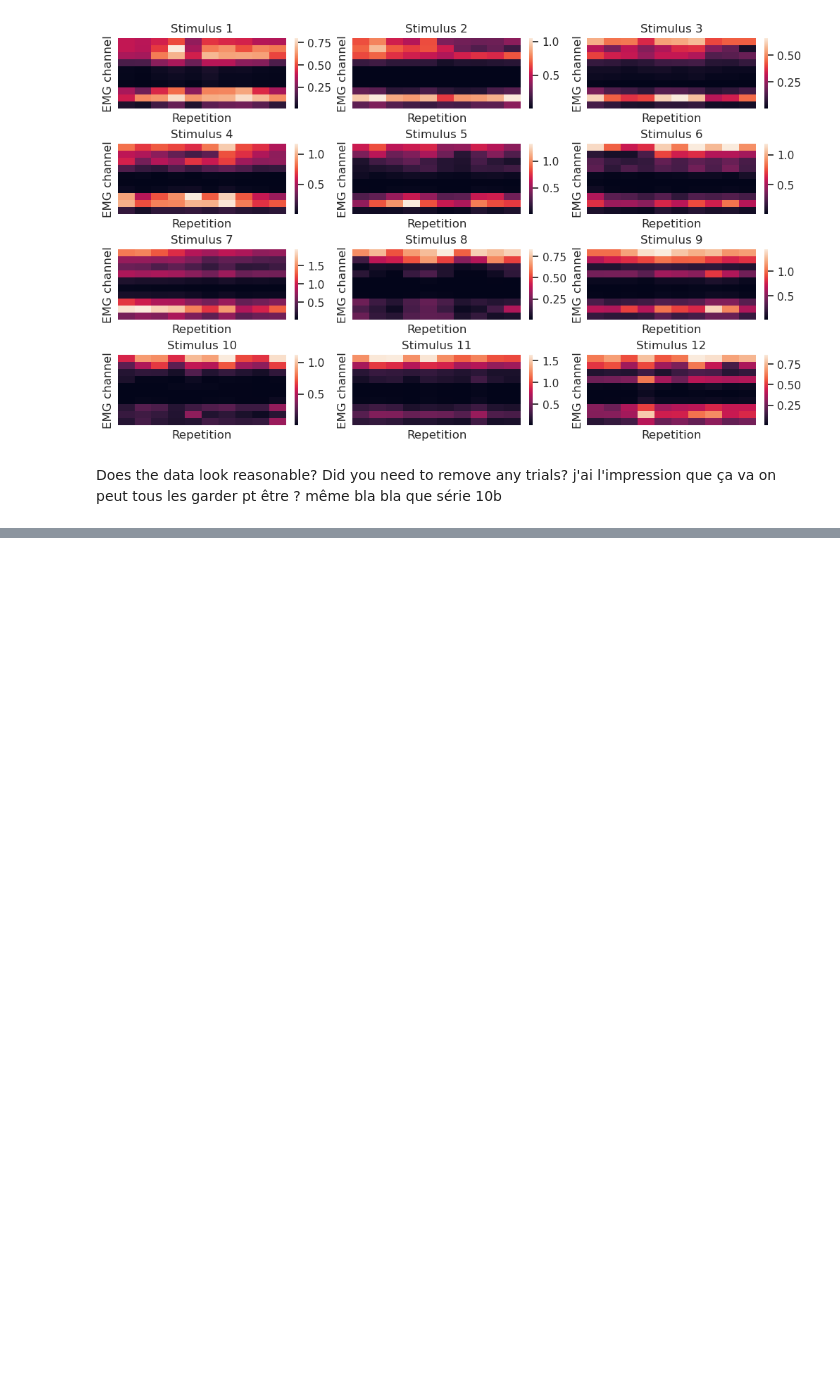
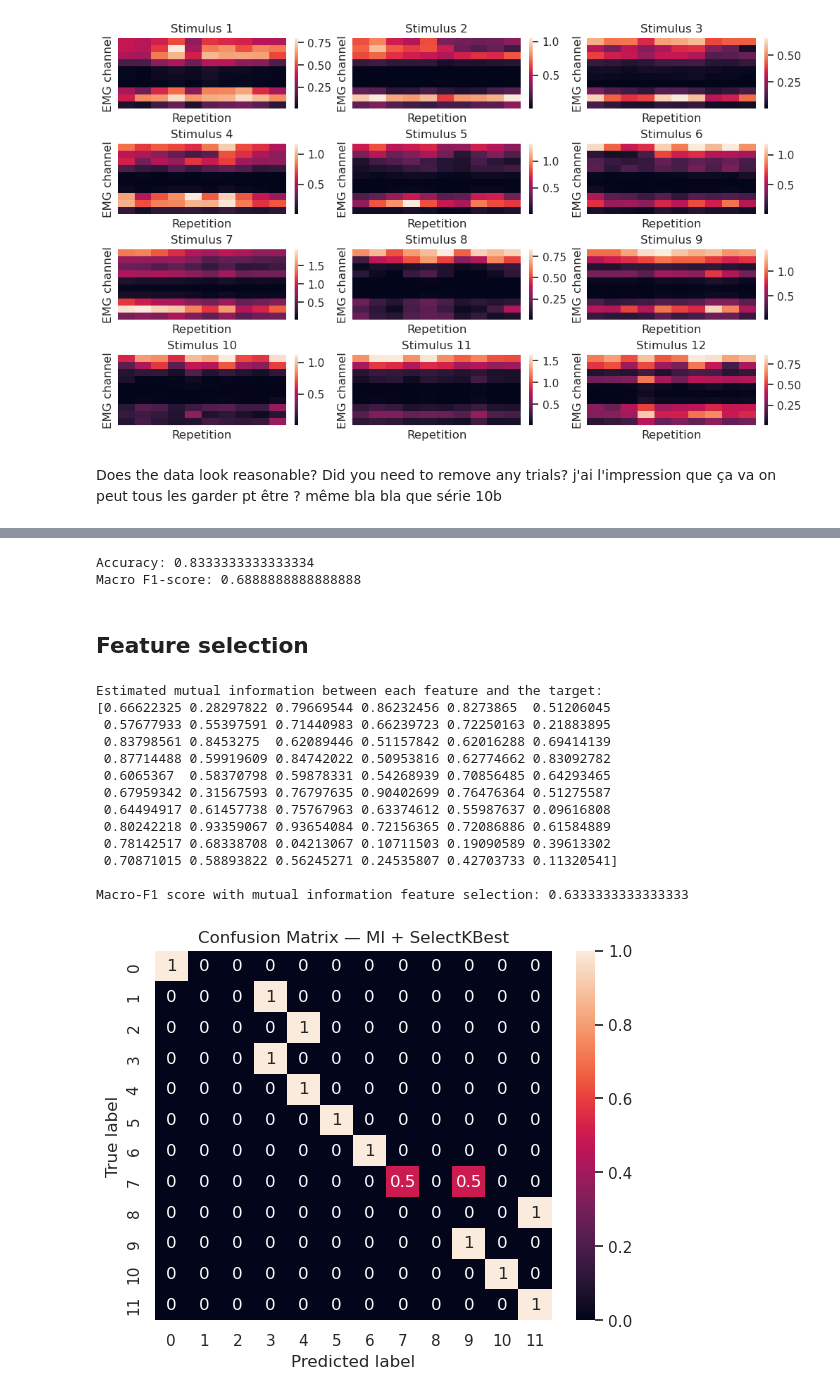
Before and after one commit to Tournedos/NSSP_project2_groupK, a Jupyter notebook: Part1.ipynb, the cells around one changed output, grey strips where cells are left out. Drawn from its saved outputs; the diff is of its cells as text; code cells hidden in the pictures; blank space fills up the shorter version.

```diff
--- a/Part1.ipynb
+++ b/Part1.ipynb
@@ -200,0 +279,7 @@ j'ai l'impression que ça va on peut tous les garder pt être ? même bla bla qu
+# %%
+# split data, 70% train 15 and 15% val and test
+from sklearn.model_selection import train_test_split
+
+X_train, X_temp, y_train, y_temp = train_test_split(dataset, labels, test_size=0.3, stratify = labels)
+
+X_val, X_test, y_val, y_test = train_test_split(X_temp, y_temp, test_size=0.5, stratify = y_temp)
@@ -200,0 +288,8 @@ j'ai l'impression que ça va on peut tous les garder pt être ? même bla bla qu
+# %%
+# first just baseline model
+from sklearn.ensemble import RandomForestClassifier
+
+rf = RandomForestClassifier()
+rf.fit(X_train, y_train)
+
+print("Baseline accuracy:", rf.score(X_val, y_val))
@@ -200,0 +340,65 @@ j'ai l'impression que ça va on peut tous les garder pt être ? même bla bla qu
+# %%
+# metrics F1 or accuracy ?
+from sklearn.metrics import f1_score, accuracy_score
+
+y_pred = best_rf.predict(X_test)
+
+print("Accuracy:", accuracy_score(y_test, y_pred))
+print("Macro F1-score:", f1_score(y_test, y_pred, average='macro'))
+# %% [output]
+Accuracy: 0.8333333333333334
+Macro F1-score: 0.6888888888888888
+# %% [markdown]
+## Feature selection
+# %%
+# method 1: mutual info + select K best like in lab
+from sklearn.feature_selection import mutual_info_classif
+from sklearn.feature_selection import SelectKBest
+from sklearn.metrics import  confusion_matrix
+
+# Calculate mutual information between each feature and the target variable
+mutual_info = mutual_info_classif(X_train, y_train)
+print(f"Estimated mutual information between each feature and the target:\n{mutual_info}\n")
+
+# Select the top 3 features based on mutual information scores
+k_best = SelectKBest(mutual_info_classif, k=10)
+k_best.fit(X_train, y_train)
+
+# Transform the datasets to only include the selected features
+X_train_best = k_best.transform(X_train)
+X_test_best = k_best.transform(X_test)
+
+# Train a Random Forest using the best parameters from GridSearch
+clf = RandomForestClassifier(**grid.best_params_, random_state=42)
+clf.fit(X_train_best, y_train)
+
+# Predict labels for the test set.
+y_pred = clf.predict(X_test_best)
+
+# Evaluate performance: macro F1 score.
+f1_mi = f1_score(y_test, y_pred, average="macro")
+print(f"Macro-F1 score with mutual information feature selection: {f1_mi}")
+
+# Confusion matrix.
+confmat = confusion_matrix(y_test, y_pred, normalize="true")
+fig, ax = plt.subplots()
+sns.heatmap(confmat, annot=True, ax=ax)
+ax.set_ylabel("True label")
+ax.set_xlabel("Predicted label")
+plt.title("Confusion Matrix — MI + SelectKBest")
+plt.show()
+# %% [output]
+Estimated mutual information between each feature and the target:
+[0.66622325 0.28297822 0.79669544 0.86232456 0.8273865  0.51206045
+ 0.57677933 0.55397591 0.71440983 0.66239723 0.72250163 0.21883895
+ 0.83798561 0.8453275  0.62089446 0.51157842 0.62016288 0.69414139
+ 0.87714488 0.59919609 0.84742022 0.50953816 0.62774662 0.83092782
+ 0.6065367  0.58370798 0.59878331 0.54268939 0.70856485 0.64293465
+ 0.67959342 0.31567593 0.76797635 0.90402699 0.76476364 0.51275587
+ 0.64494917 0.61457738 0.75767963 0.63374612 0.55987637 0.09616808
+ 0.80242218 0.93359067 0.93654084 0.72156365 0.72086886 0.61584889
+ 0.78142517 0.68338708 0.04213067 0.10711503 0.19090589 0.39613302
+ 0.70871015 0.58893822 0.56245271 0.24535807 0.42703733 0.11320541]
+
+Macro-F1 score with mutual information feature selection: 0.6333333333333333
+[figure, added]
```
Also changed, not shown: parts of 9 cells of this notebook.
